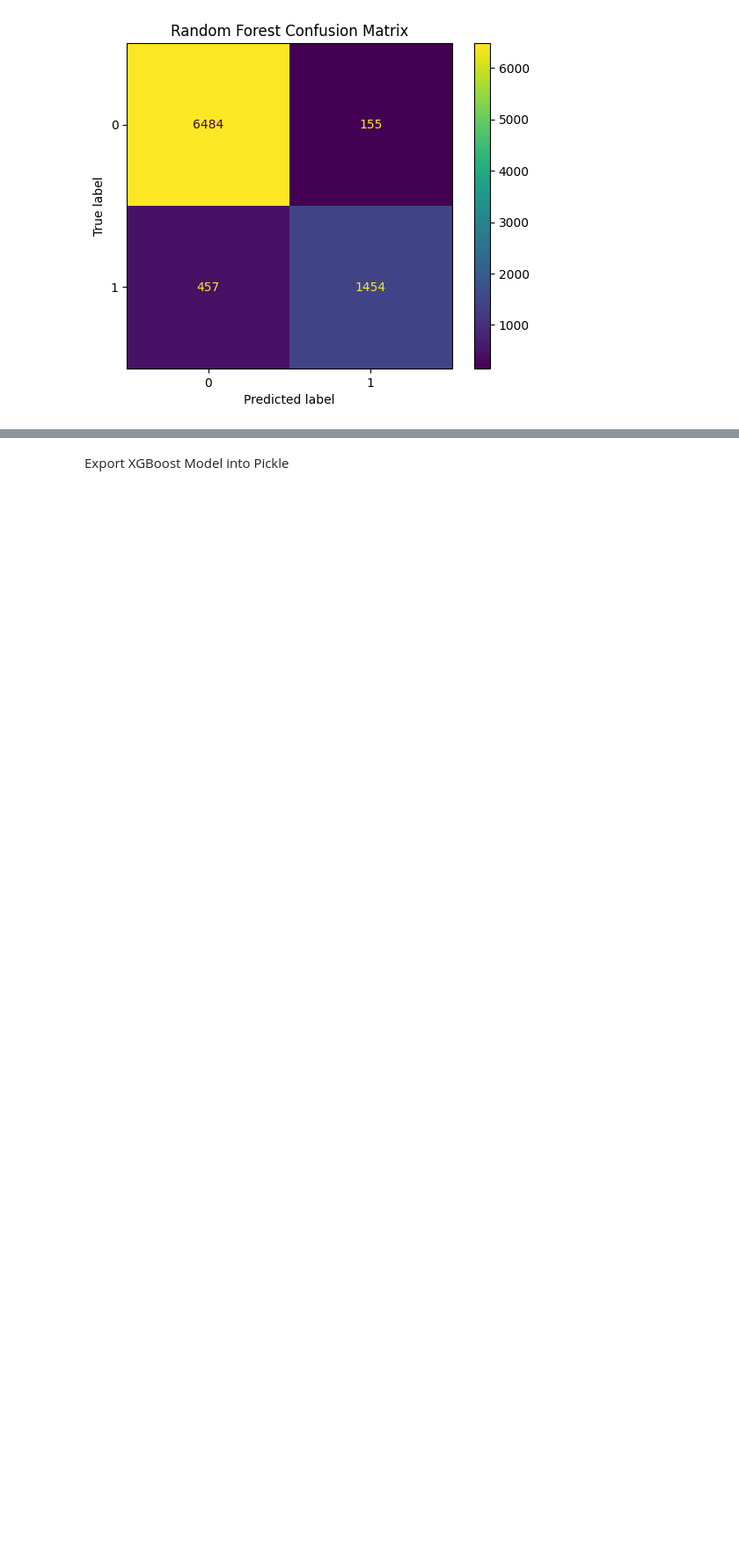
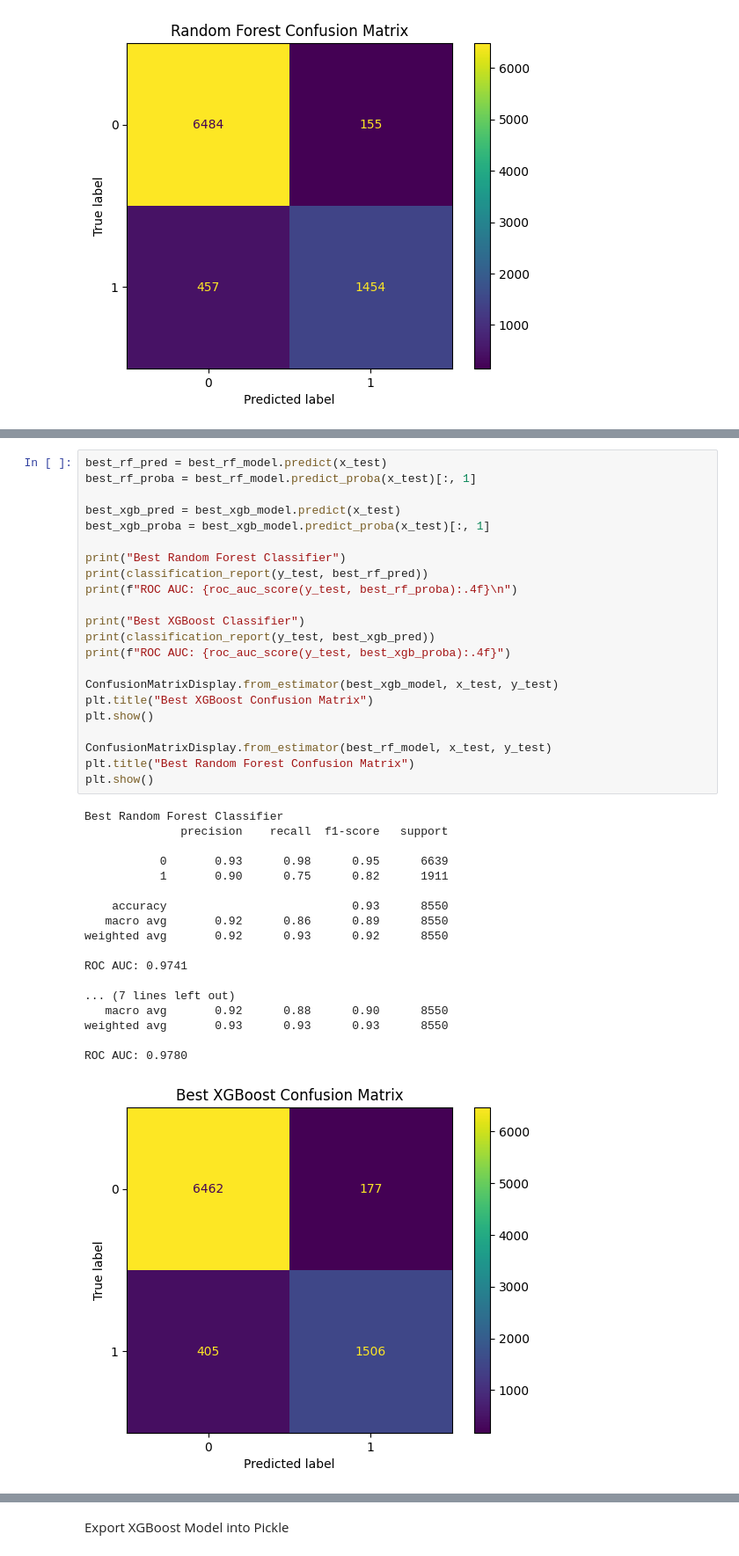
Before and after one commit to Nikolasah/UTS_MD, a Jupyter notebook: 2702213695_MD_NicholasAnandaH.ipynb, the cells around one changed output, grey strips where cells are left out. Shown: that part at 88% size. Saved outputs shown, nothing was run; the diff lists cells and outputs as text; blank space fills up the shorter version.

```diff
--- a/2702213695_MD_NicholasAnandaH.ipynb
+++ b/2702213695_MD_NicholasAnandaH.ipynb
@@ -403,0 +455,41 @@ plt.show()
+# %%
+best_rf_pred = best_rf_model.predict(x_test)
+best_rf_proba = best_rf_model.predict_proba(x_test)[:, 1]
+
+best_xgb_pred = best_xgb_model.predict(x_test)
+best_xgb_proba = best_xgb_model.predict_proba(x_test)[:, 1]
+
+print("Best Random Forest Classifier")
+print(classification_report(y_test, best_rf_pred))
+print(f"ROC AUC: {roc_auc_score(y_test, best_rf_proba):.4f}\n")
+
+print("Best XGBoost Classifier")
+print(classification_report(y_test, best_xgb_pred))
+print(f"ROC AUC: {roc_auc_score(y_test, best_xgb_proba):.4f}")
+
+ConfusionMatrixDisplay.from_estimator(best_xgb_model, x_test, y_test)
+plt.title("Best XGBoost Confusion Matrix")
+plt.show()
+
+ConfusionMatrixDisplay.from_estimator(best_rf_model, x_test, y_test)
+plt.title("Best Random Forest Confusion Matrix")
+plt.show()
+# %% [output]
+Best Random Forest Classifier
+              precision    recall  f1-score   support
+
+           0       0.93      0.98      0.95      6639
+           1       0.90      0.75      0.82      1911
+
+    accuracy                           0.93      8550
+   macro avg       0.92      0.86      0.89      8550
+weighted avg       0.92      0.93      0.92      8550
+
+ROC AUC: 0.9741
+
+... (7 lines left out)
+   macro avg       0.92      0.88      0.90      8550
+weighted avg       0.93      0.93      0.93      8550
+
+ROC AUC: 0.9780
+[figure, added]
```
Also changed, not shown: parts of 5 cells of this notebook.
